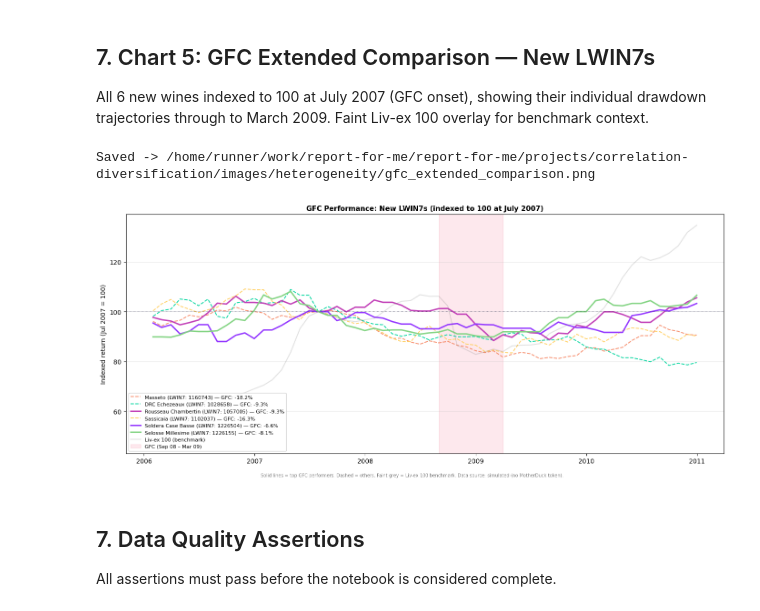
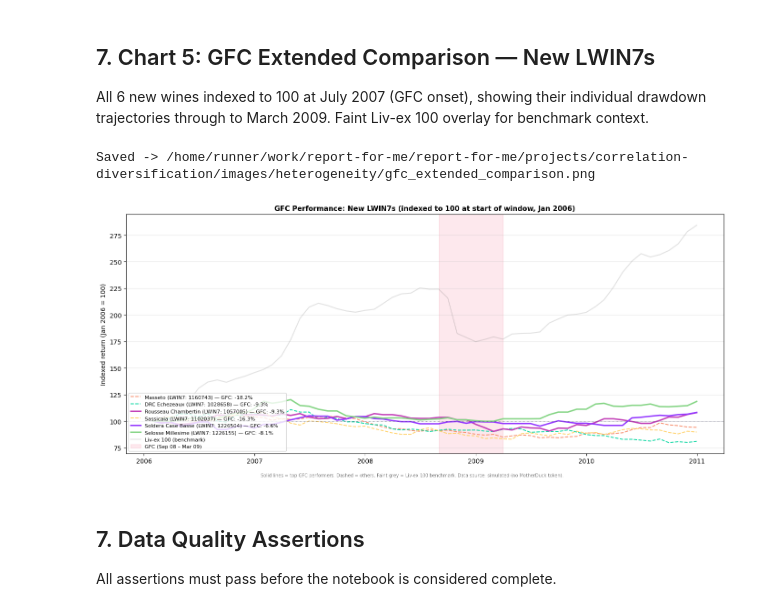
Before and after one commit to acdaniel864/report-for-me, a Jupyter notebook: projects/correlation-diversification/notebooks/04_heterogeneity_analysis.ipynb, the cells around one changed output. Cells and saved outputs as stored; diff of their text form; code cells hidden in the pictures.

```diff
--- a/projects/correlation-diversification/notebooks/04_heterogeneity_analysis.ipynb
+++ b/projects/correlation-diversification/notebooks/04_heterogeneity_analysis.ipynb
@@ -905,7 +905,6 @@ All 6 new wines indexed to 100 at July 2007 (GFC onset), showing their individua
 drawdown trajectories through to March 2009. Faint Liv-ex 100 overlay for benchmark context.
 # %%
 GFC_EXT_START  = pd.Timestamp("2006-01-01")
-GFC_EXT_BASE   = pd.Timestamp("2007-07-01")   # index to 100 at GFC onset
 GFC_EXT_END    = pd.Timestamp("2010-12-31")
 
 fig, ax = plt.subplots(figsize=(14, 6))
@@ -922,12 +921,8 @@ for lwin7, wine_name in NEW_LWIN7_LABELS.items():
     s = sub[(sub.index >= GFC_EXT_START) & (sub.index <= GFC_EXT_END)].dropna()
     if len(s) < 3:
         continue
-    # Rebase to 100 at GFC_EXT_BASE
-    _candidates = s[(s.index >= GFC_EXT_BASE) &
-                    (s.index <= GFC_EXT_BASE + pd.DateOffset(months=2))].dropna()
-    if _candidates.empty:
-        continue
-    _base = _candidates.iloc[0]
+    # Rebase to 100 at first non-null value in the plotted window
+    _base = s.dropna().iloc[0]
     if _base == 0:
         continue
     s_idx = s / _base * 100
@@ -946,44 +941,41 @@ _livex_ext = livex_100_monthly[
     (livex_100_monthly.index >= GFC_EXT_START) & (livex_100_monthly.index <= GFC_EXT_END)
 ].dropna()
 if len(_livex_ext) > 0:
-    _livex_base = _livex_ext[
-        (_livex_ext.index >= GFC_EXT_BASE) &
-        (_livex_ext.index <= GFC_EXT_BASE + pd.DateOffset(months=2))
-    ]
-    if len(_livex_base) > 0 and _livex_base.iloc[0] > 0:
-        _livex_ext_idx = _livex_ext / _livex_base.iloc[0] * 100
+    _livex_start_val = _livex_ext.dropna().iloc[0]
+    if _livex_start_val > 0:
+        _livex_ext_idx = _livex_ext / _livex_start_val * 100
         ax.plot(_livex_ext_idx.index, _livex_ext_idx.values,
                 color="dimgray", linewidth=1.5, alpha=0.2, linestyle="-",
                 label="Liv-ex 100 (benchmark)")
 
 # GFC window shading
-ax.axvspan(GFC_START, GFC_END, alpha=0.12, color="#EF476F", zorder=0, label="GFC (Sep 08 \u2013 Mar 09)")
+ax.axvspan(GFC_START, GFC_END, alpha=0.12, color="#EF476F", zorder=0, label="GFC (Sep 08 – Mar 09)")
 ax.axhline(100, color=STRESS_SHADE, linewidth=0.7, linestyle=":")
 
 ax.xaxis.set_major_formatter(mdates.DateFormatter("%Y"))
-ax.set_ylabel("Indexed return (Jul 2007 = 100)", fontsize=10)
+ax.set_ylabel("Indexed return (Jan 2006 = 100)", fontsize=10)
 ax.set_title(
-    "GFC Performance: New LWIN7s (indexed to 100 at July 2007)",
+    "GFC Performance: New LWIN7s (indexed to 100 at start of window, Jan 2006)",
     fontsize=11, fontweight="bold",
 )
 ax.legend(fontsize=8, loc="lower left")
 ax.grid(axis="y", alpha=0.3)
 fig.text(
     0.5, -0.02,
     "Solid lines = top GFC performers. Dashed = others. "
     "Faint grey = Liv-ex 100 benchmark. "
     "Data source: " + DATA_SOURCE + ".",
     ha="center", fontsize=7, color="gray",
 )
 plt.tight_layout()
 
 out_path = IMAGES_DIR / "gfc_extended_comparison.png"
 fig.savefig(out_path, dpi=150, bbox_inches="tight")
 print(f"Saved -> {out_path}")
 plt.show()
 # %% [output]
 Saved -> /home/runner/work/report-for-me/report-for-me/projects/correlation-diversification/images/heterogeneity/gfc_extended_comparison.png
-[figure, old version]
+[figure, new version]
 # %% [markdown]
 ## 7. Data Quality Assertions
 
```
Also changed, not shown: parts of 2 cells of this notebook, 3 other files.
